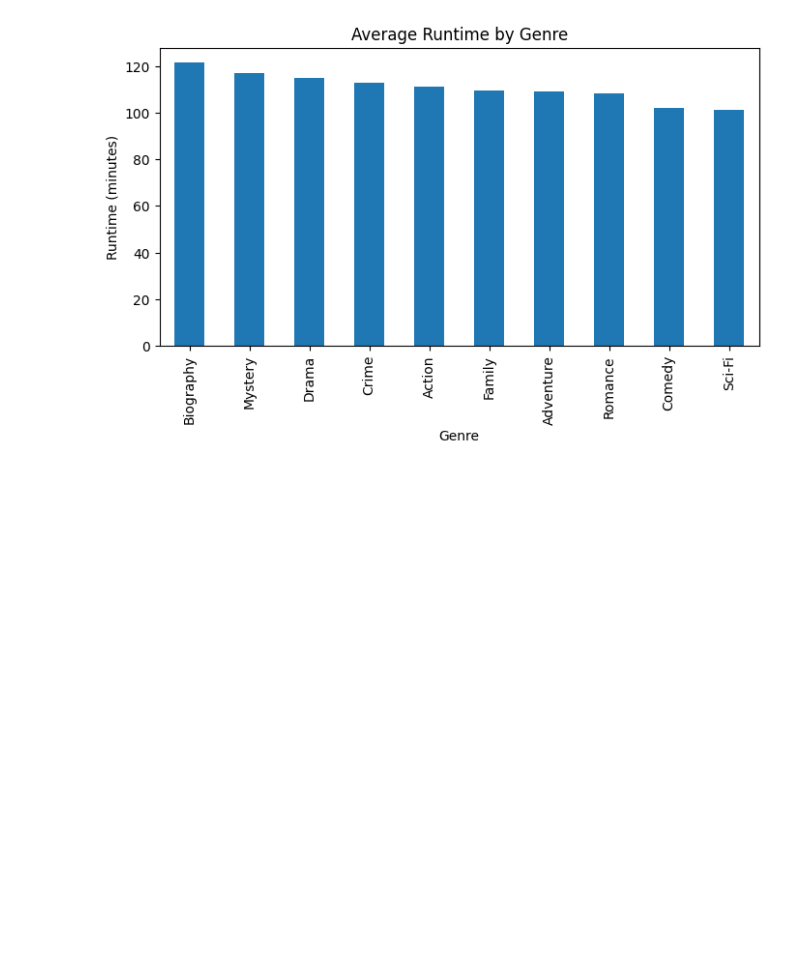
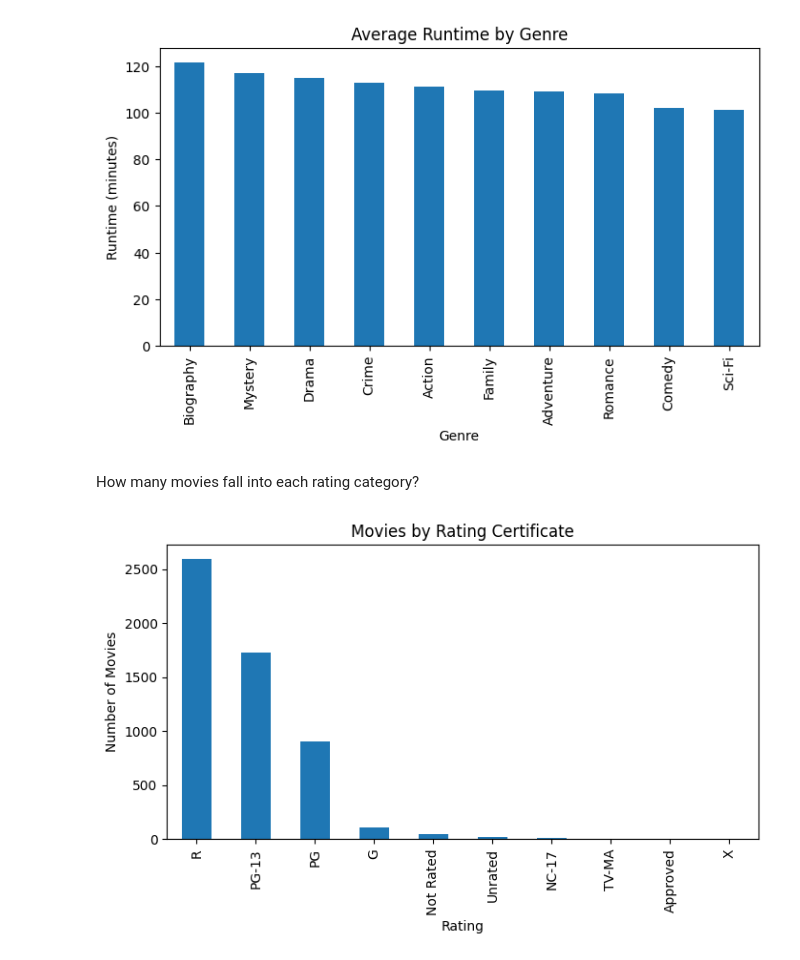
Before and after one commit to soniya-builds/Data-Analysis-Projects, a Jupyter notebook: Data Analysis With Python/Movie Industry Analysis/movies.ipynb, the cells around one changed output. Cells and saved outputs as stored; diff of their text form; code cells hidden in the pictures; blank space fills up the shorter version.

```diff
--- a/Data Analysis With Python/Movie Industry Analysis/movies.ipynb
+++ b/Data Analysis With Python/Movie Industry Analysis/movies.ipynb
@@ -278,3 +278,16 @@ plt.ylabel("Runtime (minutes)")
 plt.show()
 # %% [output]
 [figure]
+# %% [markdown]
+How many movies fall into each rating category?
+# %%
+rating_counts = df['rating'].value_counts()
+
+plt.figure(figsize=(8,4))
+rating_counts.plot(kind='bar')
+plt.title("Movies by Rating Certificate")
+plt.xlabel("Rating")
+plt.ylabel("Number of Movies")
+plt.show()
+# %% [output]
+[figure, added]
```
